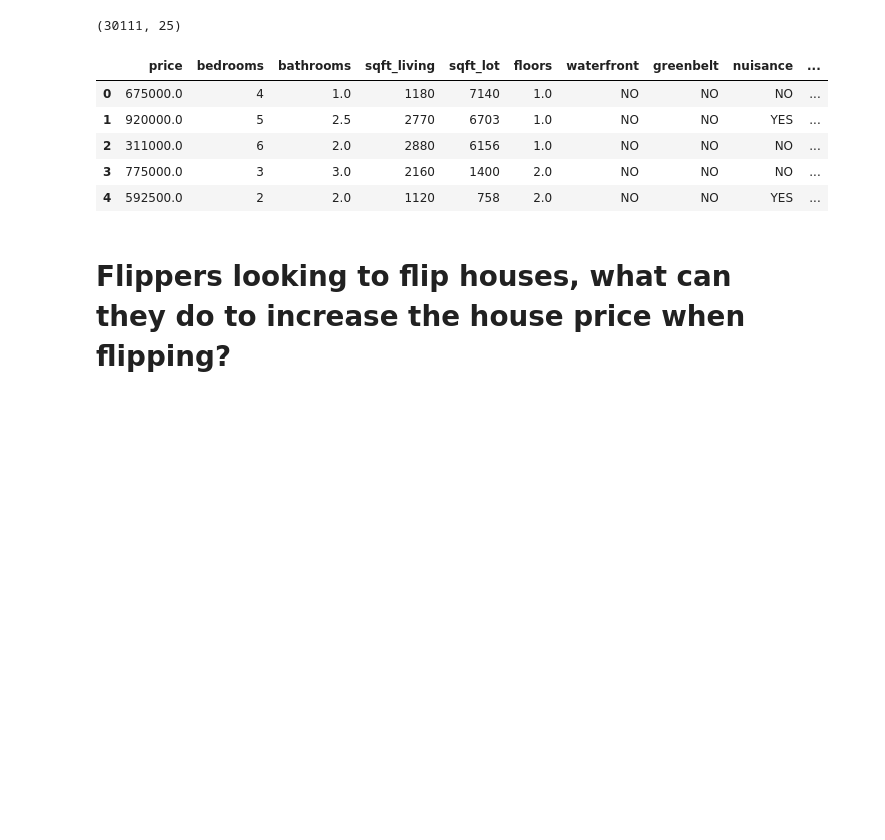
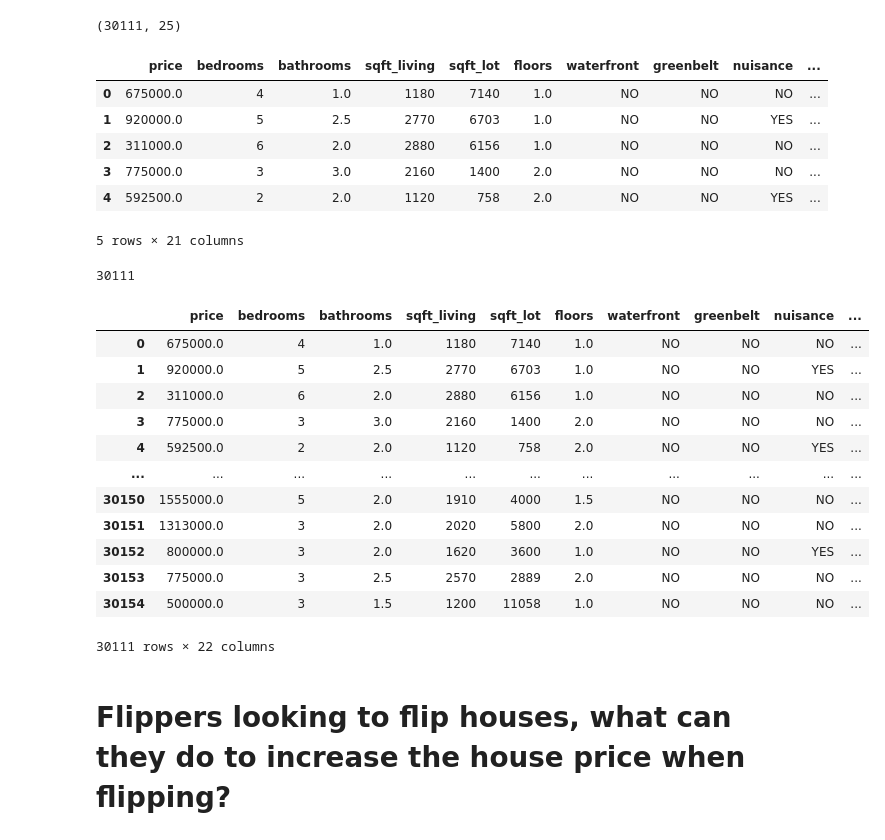
Before and after one commit to Mahmoudh22/Project_2_Housing_Predictor, a Jupyter notebook: Cleaning Data.ipynb, the cells around one changed output. Saved outputs shown, nothing was run; the diff lists cells and outputs as text; code cells hidden in the pictures; blank space fills up the shorter version.

Commit message:
adding zip code column

```diff
--- a/Cleaning Data.ipynb
+++ b/Cleaning Data.ipynb
@@ -90,7 +90,7 @@ df.shape
 (30111, 25)
 # %%
 # dropping the unnescary columns: id,
-df_h = df.drop(['id', 'date', 'lat', 'long', 'address'], axis = 1)
+df_h = df.drop(['id', 'date', 'lat', 'long'], axis = 1)
 df_h.head()
 # %% [output]
 |  | price | bedrooms | bathrooms | sqft_living | sqft_lot | floors | waterfront | greenbelt | nuisance | ... |
@@ -99,3 +99,28 @@ df_h.head()
 | 2 | 311000.0 | 6 | 2.0 | 2880 | 6156 | 1.0 | NO | NO | NO | ... |
 | 3 | 775000.0 | 3 | 3.0 | 2160 | 1400 | 2.0 | NO | NO | NO | ... |
 | 4 | 592500.0 | 2 | 2.0 | 1120 | 758 | 2.0 | NO | NO | YES | ... |
+5 rows × 21 columns
+# %%
+# we want zip code only rather than address.
+zip_code = [x.split()[0] for x in df['address']]
+len(zip_code)
+# %% [output]
+30111
+# %%
+# creating a column for zip code
+df_h['zip_code'] = zip_code
+df_h
+# %% [output]
+|  | price | bedrooms | bathrooms | sqft_living | sqft_lot | floors | waterfront | greenbelt | nuisance | ... |
+| 0 | 675000.0 | 4 | 1.0 | 1180 | 7140 | 1.0 | NO | NO | NO | ... |
+| 1 | 920000.0 | 5 | 2.5 | 2770 | 6703 | 1.0 | NO | NO | YES | ... |
+| 2 | 311000.0 | 6 | 2.0 | 2880 | 6156 | 1.0 | NO | NO | NO | ... |
+| 3 | 775000.0 | 3 | 3.0 | 2160 | 1400 | 2.0 | NO | NO | NO | ... |
+| 4 | 592500.0 | 2 | 2.0 | 1120 | 758 | 2.0 | NO | NO | YES | ... |
+| ... | ... | ... | ... | ... | ... | ... | ... | ... | ... | ... |
+| 30150 | 1555000.0 | 5 | 2.0 | 1910 | 4000 | 1.5 | NO | NO | NO | ... |
+| 30151 | 1313000.0 | 3 | 2.0 | 2020 | 5800 | 2.0 | NO | NO | NO | ... |
+| 30152 | 800000.0 | 3 | 2.0 | 1620 | 3600 | 1.0 | NO | NO | YES | ... |
+| 30153 | 775000.0 | 3 | 2.5 | 2570 | 2889 | 2.0 | NO | NO | NO | ... |
+| 30154 | 500000.0 | 3 | 1.5 | 1200 | 11058 | 1.0 | NO | NO | NO | ... |
+30111 rows × 22 columns
```
Also changed, not shown: parts of 2 cells of this notebook.
